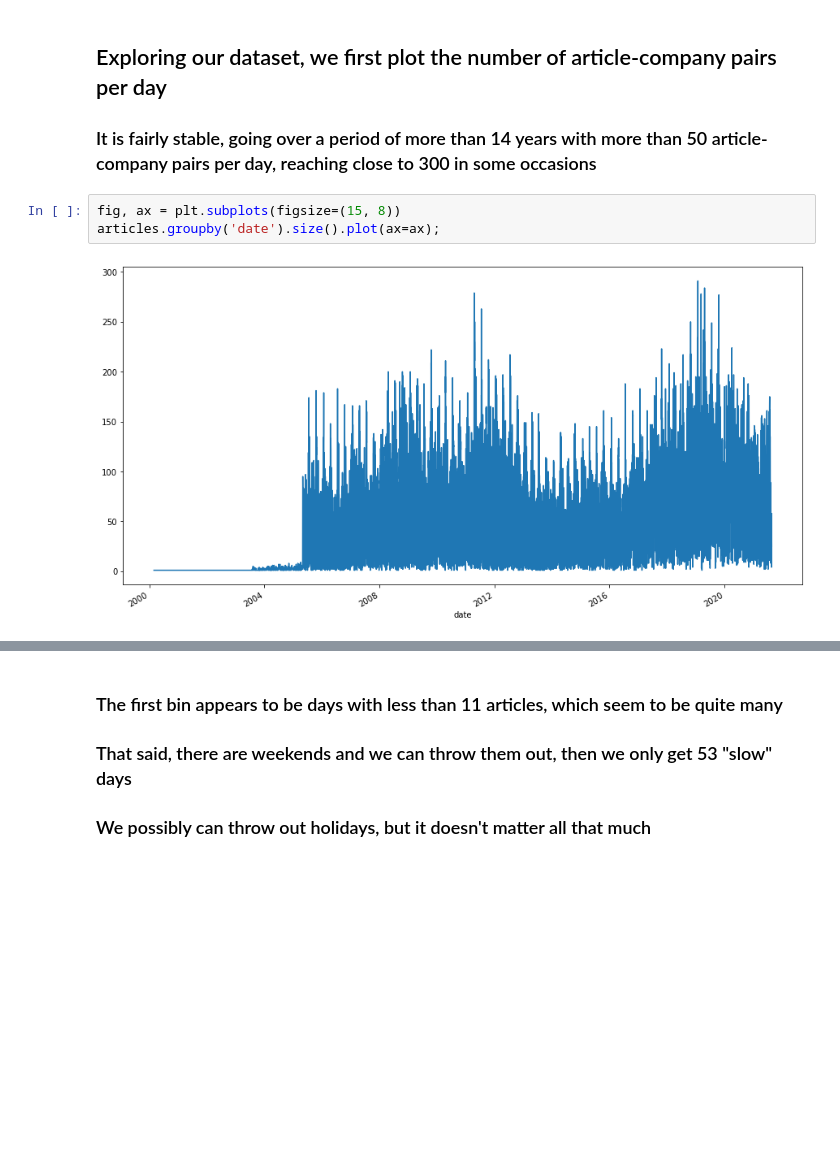
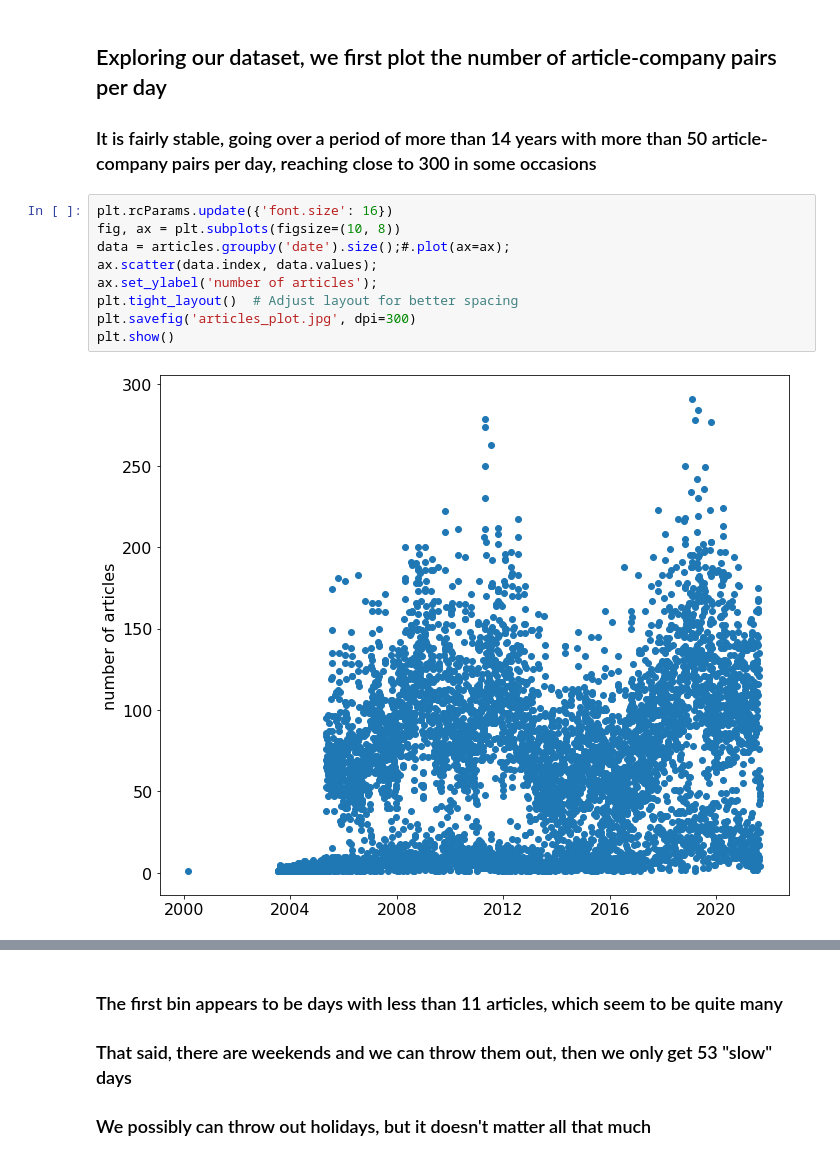
Before and after one commit to jradhima/thesis-leuven, a Jupyter notebook: articles_exploration.ipynb, the cells around one changed output, grey strips where cells are left out. Cells and saved outputs as stored; diff of their text form; blank space fills up the shorter version.

```diff
--- a/articles_exploration.ipynb
+++ b/articles_exploration.ipynb
@@ -89,8 +89,14 @@ memory usage: 28.6+ MB
 ## Exploring our dataset, we first plot the number of article-company pairs per day
 ### It is fairly stable, going over a period of more than 14 years with more than 50 article-company pairs per day, reaching close to 300 in some occasions
 # %%
-fig, ax = plt.subplots(figsize=(15, 8))
-articles.groupby('date').size().plot(ax=ax);
+plt.rcParams.update({'font.size': 16})
+fig, ax = plt.subplots(figsize=(10, 8))
+data = articles.groupby('date').size();#.plot(ax=ax);
+ax.scatter(data.index, data.values);
+ax.set_ylabel('number of articles');
+plt.tight_layout()  # Adjust layout for better spacing
+plt.savefig('articles_plot.jpg', dpi=300)
+plt.show()
 # %% [output]
-[figure, old version]
+[figure, new version]
 # %%
```
Also changed, not shown: parts of 8 cells of this notebook, 2 other files.
